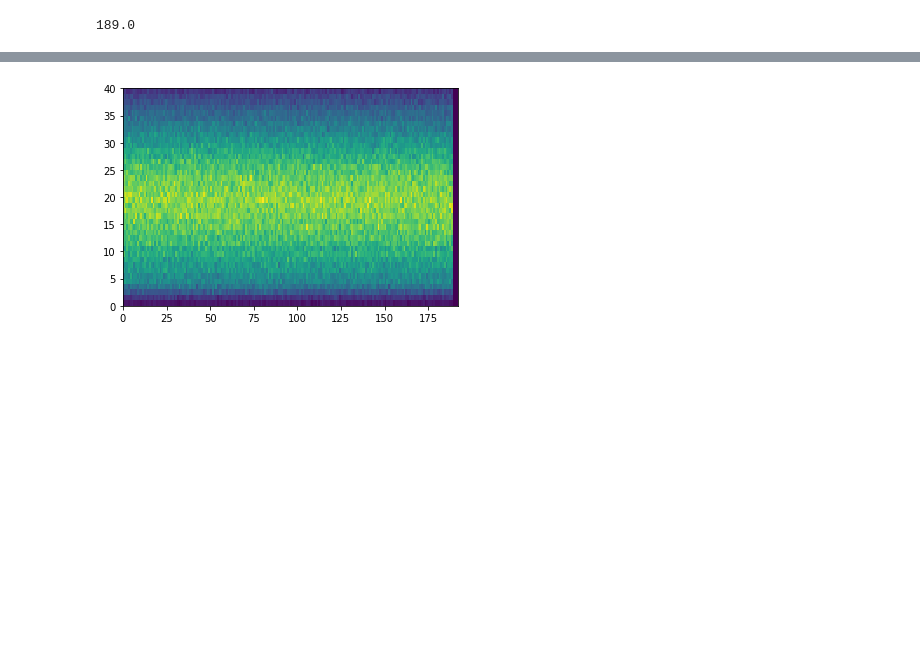
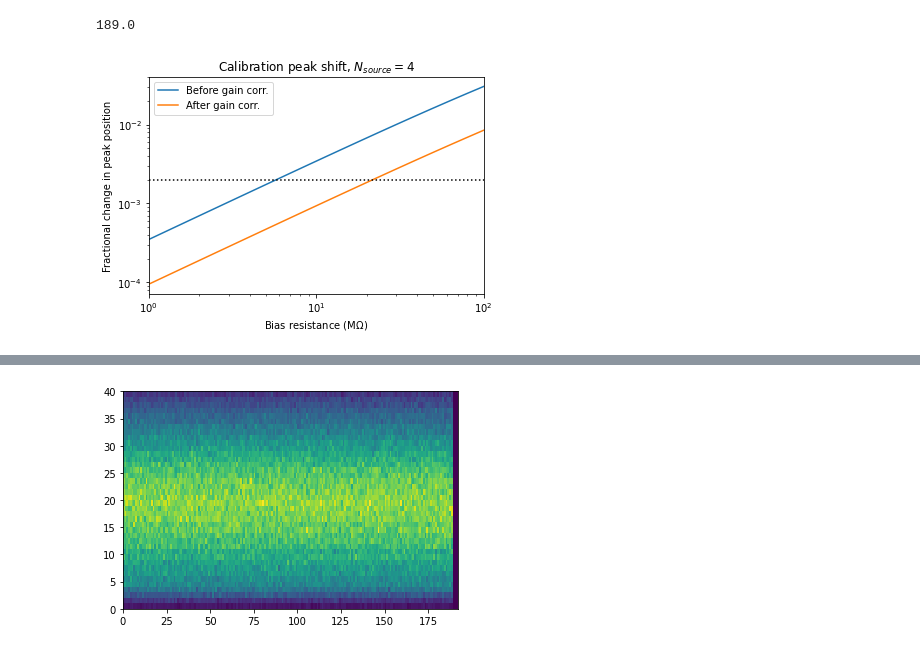
Before and after one commit to davemoore/analysis, a Jupyter notebook: plot_energy_recon.ipynb, the cells around one changed output, grey strips where cells are left out. Drawn from its saved outputs; the diff is of its cells as text; code cells hidden in the pictures; blank space fills up the shorter version.

Commit message:
updated plots

```diff
--- a/plot_energy_recon.ipynb
+++ b/plot_energy_recon.ipynb
@@ -80,11 +80,3 @@ applied_OV = 4 ## Volts (intended) overvoltage
 num_secs = 10 ## 10 s long file (10k events)
 e_to_coul = 1.6e-19 ## coulombs per electron
 r_bias = 100e6 ## Ohm
-# %%
-photon_per_s_map = hp.T/(num_secs) * scale_fac
-pe_per_s_map = photon_per_s_map * (1 + ca_fit(4, *ca_fit_vs_ov))
-ov_map = applied_OV/(1 + r_bias * gain_fit_vs_ov * pe_per_s_map * e_to_coul)
-
-gain_map = gain_fit(ov_map, gain_fit_vs_ov)
-pde_map = pde_fit(ov_map)
-ca_map = ca_fit(ov_map, *ca_fit_vs_ov)
@@ -126,0 +157,26 @@ print(np.sum(event_dat))
+# %%
+## plot of peak shift versus bias resistance
+
+plt.figure()
+
+r_values = np.logspace(6,8,20)
+corr_mat_gain = np.zeros((len(r_values),2))
+
+for n in [4]: #,8,16,32,64]:
+    for i,r in enumerate(r_values):
+        corr_mat_gain[i,:] = calculate_energy_scale(hp, center_shape, r, n, make_plots=False)
+
+    plt.loglog(r_values/1e6, 1-corr_mat_gain[:,0], label="Before gain corr.")
+    plt.loglog(r_values/1e6, 1-corr_mat_gain[:,1], label="After gain corr.")
+
+plt.plot([1,1e2],[2e-3,2e-3], 'k:')
+plt.xlim((1,1e2))
+plt.xlabel("Bias resistance (M$\Omega$)")
+plt.ylabel("Fractional change in peak position")
+plt.title("Calibration peak shift, $N_{source} = 4$")
+plt.legend(loc="upper left")
+plt.savefig("shift_vs_num_rbias.pdf")
+
+plt.show()
+# %% [output]
+[figure, added]
```
Also changed, not shown: parts of 5 cells of this notebook.
